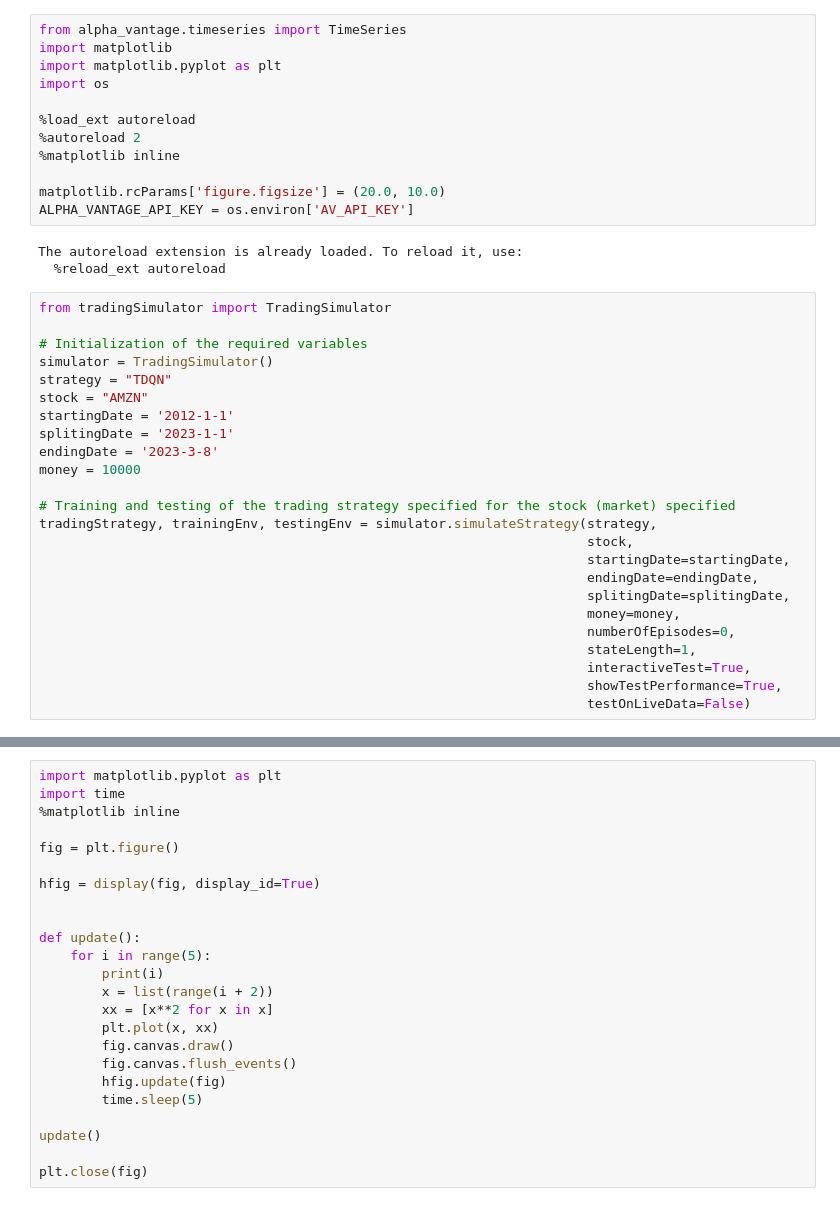
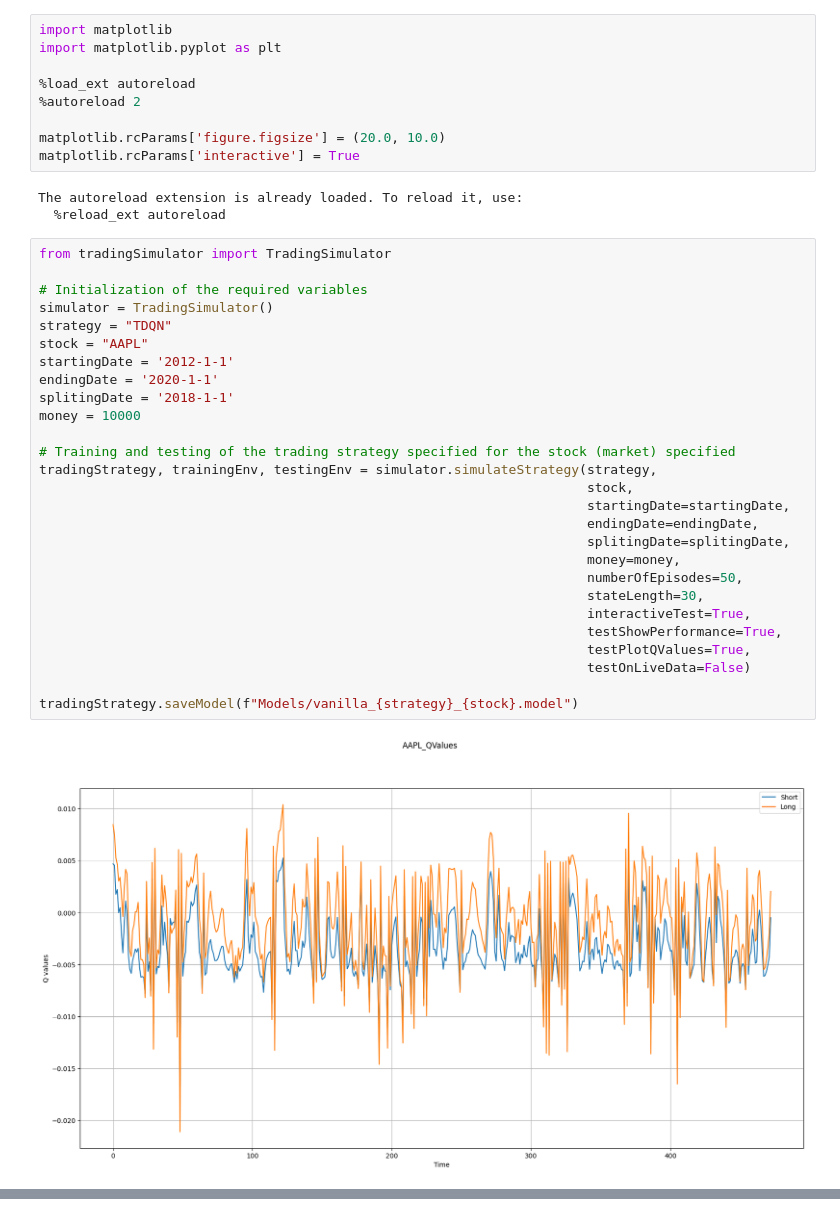
Before and after one commit to Jcz125/An-Application-of-Deep-Reinforcement-Learning-to-Algorithmic-Trading, a Jupyter notebook: liveData.ipynb, the cells around one changed output, grey strips where cells are left out. Saved outputs shown, nothing was run; the diff lists cells and outputs as text.

Commit message:
Run for AAPL and TSLA

```diff
--- a/liveData.ipynb
+++ b/liveData.ipynb
@@ -1,40 +1,41 @@
 # %%
-from alpha_vantage.timeseries import TimeSeries
 import matplotlib
 import matplotlib.pyplot as plt
-import os
 
 %load_ext autoreload
 %autoreload 2
-%matplotlib inline
 
 matplotlib.rcParams['figure.figsize'] = (20.0, 10.0)
-ALPHA_VANTAGE_API_KEY = os.environ['AV_API_KEY']
+matplotlib.rcParams['interactive'] = True
 # %% [output]
 The autoreload extension is already loaded. To reload it, use:
   %reload_ext autoreload
 # %%
 from tradingSimulator import TradingSimulator
 
 # Initialization of the required variables
 simulator = TradingSimulator()
 strategy = "TDQN"
-stock = "AMZN"
+stock = "AAPL"
 startingDate = '2012-1-1'
-splitingDate = '2023-1-1'
-endingDate = '2023-3-8'
+endingDate = '2020-1-1'
+splitingDate = '2018-1-1'
 money = 10000
 
 # Training and testing of the trading strategy specified for the stock (market) specified
 tradingStrategy, trainingEnv, testingEnv = simulator.simulateStrategy(strategy,
                                                                       stock,
                                                                       startingDate=startingDate,
                                                                       endingDate=endingDate,
                                                                       splitingDate=splitingDate,
                                                                       money=money,
-                                                                      numberOfEpisodes=0,
-                                                                      stateLength=1,
+                                                                      numberOfEpisodes=50,
+                                                                      stateLength=30,
                                                                       interactiveTest=True,
-                                                                      showTestPerformance=True,
+                                                                      testShowPerformance=True,
+                                                                      testPlotQValues=True,
                                                                       testOnLiveData=False)
+
+tradingStrategy.saveModel(f"Models/vanilla_{strategy}_{stock}.model")
 # %% [output]
+[figure, new version]
@@ -43,24 +60,0 @@ Training progression (hardware selected => cuda:0):
-# %%
-import matplotlib.pyplot as plt
-import time
-%matplotlib inline
-
-fig = plt.figure()
-
-hfig = display(fig, display_id=True)
-
-
-def update():
-    for i in range(5):
-        print(i)
-        x = list(range(i + 2))
-        xx = [x**2 for x in x]
-        plt.plot(x, xx)
-        fig.canvas.draw()
-        fig.canvas.flush_events()
-        hfig.update(fig)
-        time.sleep(5)
-
-update()
-
-plt.close(fig)
```
Also changed, not shown: parts of 3 cells of this notebook, 4 other files.
